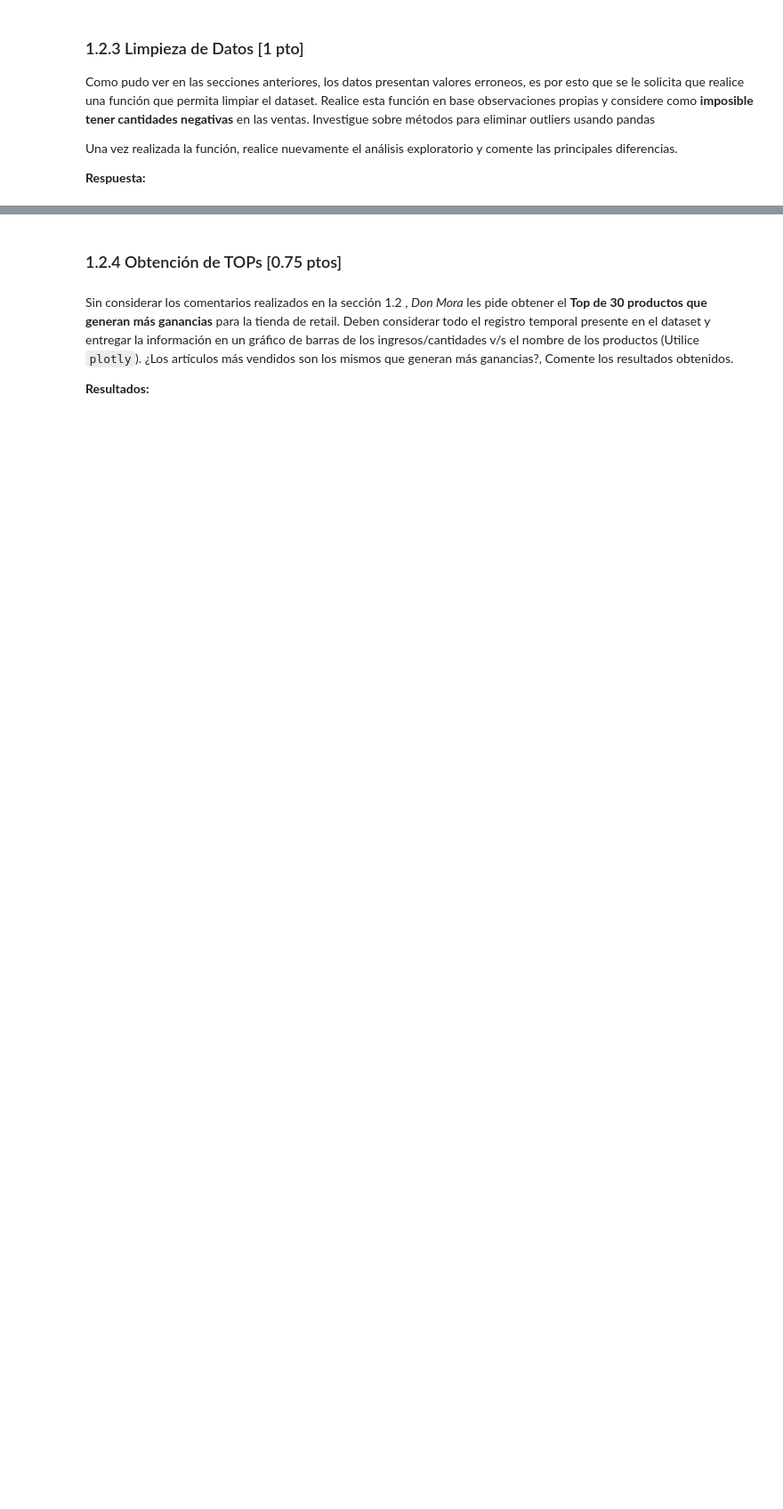
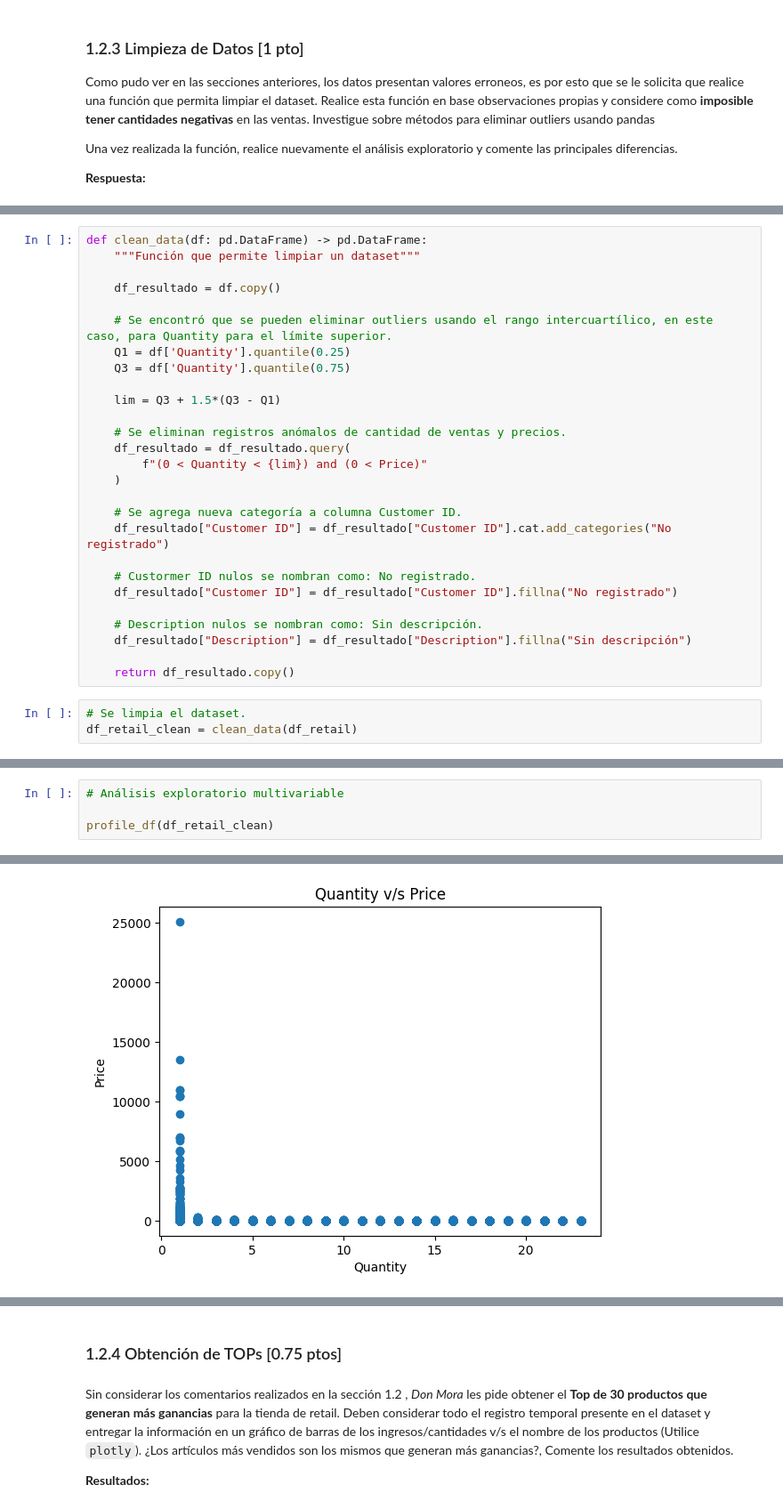
Before and after one commit to BenjaminFuentesR/MDS7202, a Jupyter notebook: labs/lab_4/Lab4_Enunciado.ipynb, the cells around one changed output, grey strips where cells are left out. Shown at 89% size. Cells and saved outputs as stored; diff of their text form; blank space fills up the shorter version.

```diff
--- a/labs/lab_4/Lab4_Enunciado.ipynb
+++ b/labs/lab_4/Lab4_Enunciado.ipynb
@@ -442,0 +441,30 @@ Una vez realizada la función, realice nuevamente el análisis exploratorio y co
+# %%
+def clean_data(df: pd.DataFrame) -> pd.DataFrame:
+    """Función que permite limpiar un dataset"""
+
+    df_resultado = df.copy()
+
+    # Se encontró que se pueden eliminar outliers usando el rango intercuartílico, en este caso, para Quantity para el límite superior.
+    Q1 = df['Quantity'].quantile(0.25)
+    Q3 = df['Quantity'].quantile(0.75)
+
+    lim = Q3 + 1.5*(Q3 - Q1)
+
+    # Se eliminan registros anómalos de cantidad de ventas y precios.
+    df_resultado = df_resultado.query(
+        f"(0 < Quantity < {lim}) and (0 < Price)"
+    )
+
+    # Se agrega nueva categoría a columna Customer ID.
+    df_resultado["Customer ID"] = df_resultado["Customer ID"].cat.add_categories("No registrado")
+
+    # Custormer ID nulos se nombran como: No registrado.
+    df_resultado["Customer ID"] = df_resultado["Customer ID"].fillna("No registrado")
+
+    # Description nulos se nombran como: Sin descripción.
+    df_resultado["Description"] = df_resultado["Description"].fillna("Sin descripción")
+
+    return df_resultado.copy()
+# %%
+# Se limpia el dataset.
+df_retail_clean = clean_data(df_retail)
@@ -442,0 +577,5 @@ Una vez realizada la función, realice nuevamente el análisis exploratorio y co
+# %%
+# Análisis exploratorio multivariable
+
+profile_df(df_retail_clean)
+# %% [output]
@@ -442,0 +583 @@ Una vez realizada la función, realice nuevamente el análisis exploratorio y co
+[figure, added]
```
Also changed, not shown: parts of 14 cells of this notebook, 2 other files.
